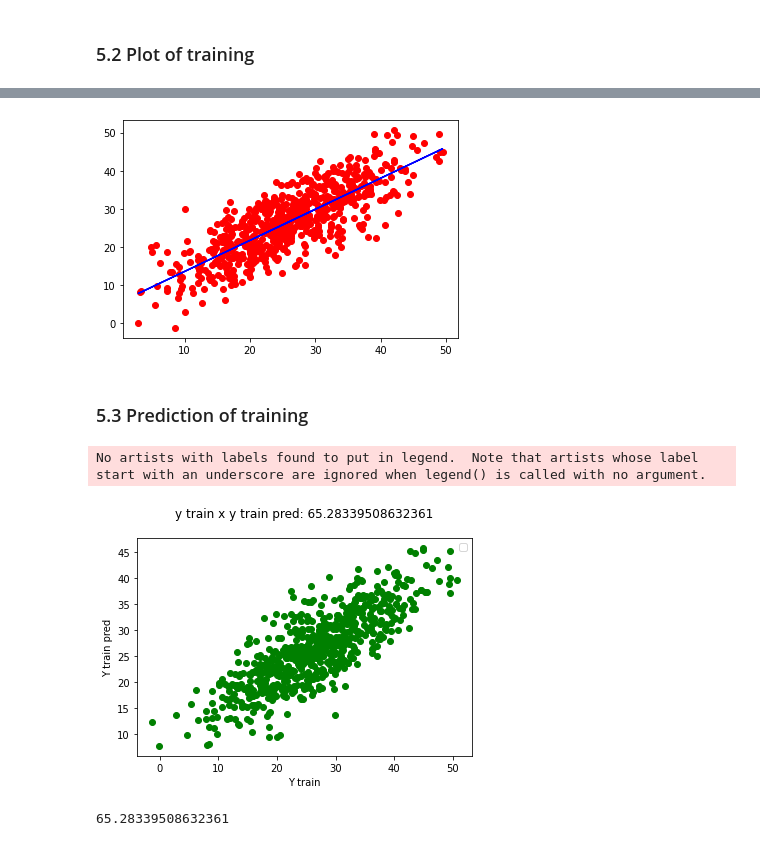
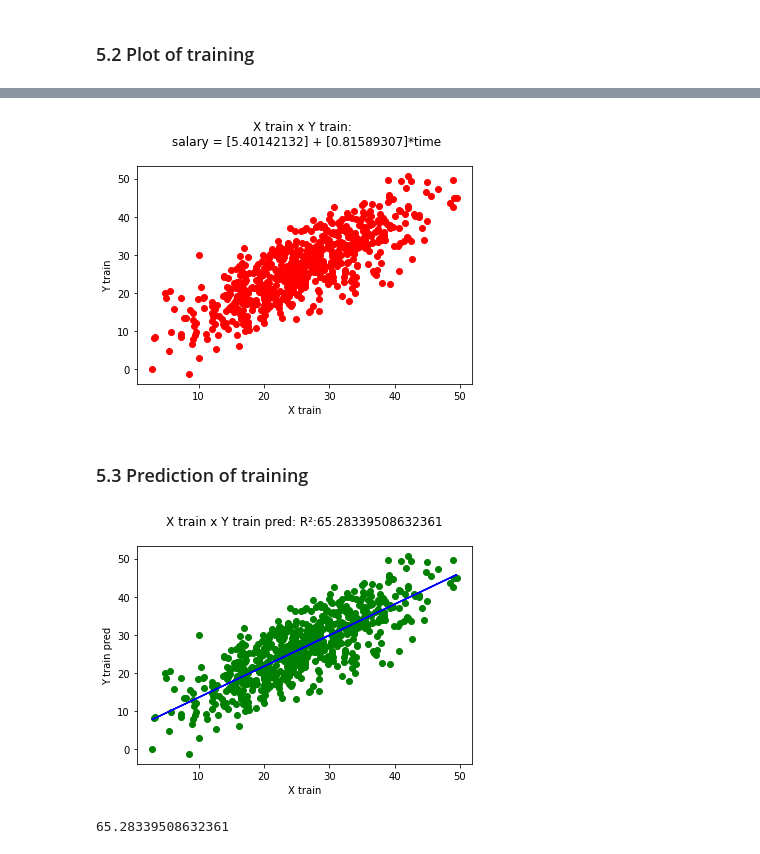
Before and after one commit to salasouza/familyoflms, a Jupyter notebook: notebooks/v1_linear_model_simples.ipynb, the cells around one changed output, grey strips where cells are left out. Saved outputs shown, nothing was run; the diff lists cells and outputs as text; code cells hidden in the pictures.

```diff
--- a/notebooks/v1_linear_model_simples.ipynb
+++ b/notebooks/v1_linear_model_simples.ipynb
@@ -332,9 +313,12 @@ No artists with labels found to put in legend.  Note that artists whose label st
 # %%
 plt.scatter(X_train, y_train, color = 'red')
-plt.plot(X_train, model.predict(X_train), color = 'blue')
+# plt.plot(X_train, model.predict(X_train), color = 'blue') # model.predict(X_train) ==> y_train_predict
+plt.title(f'X train x Y train: \n salary = {beta_0} + {beta_1[0]}*time\n')
+plt.xlabel('X train')
+plt.ylabel('Y train')
 plt.show()
 # %% [output]
-[figure, old version]
+[figure, new version]
 # %% [markdown]
 <h3>5.3 Prediction of training </h3>
 # %%
@@ -342,15 +326,12 @@ y_train_pred = model.predict(X_train)
 # %%
-# plt.scatter(X_train, y_train, color='r')
-plt.scatter(y_train, y_train_pred, color='g')
-# plt.scatter(X_train, y_train, color='r')
-plt.title(f'y train x y train pred: {r2_score(y_train, y_train_pred)*100}\n')
-plt.xlabel('Y train')
+plt.scatter(X_train, y_train, color='g')
+plt.plot(X_train, y_train_predict, color = 'blue') # model.predict(X_train) ==> y_train_predict
+plt.title(f'X train x Y train pred: R²:{r2_score(y_train, y_train_predict)*100}\n')
+plt.xlabel('X train')
 plt.ylabel('Y train pred')
-plt.legend(loc='best')
 plt.show()
 # %% [output]
-No artists with labels found to put in legend.  Note that artists whose label start with an underscore are ignored when legend() is called with no argument.
-[figure, old version]
+[figure, new version]
 # %%
 from sklearn.metrics import r2_score
 
```
Also changed, not shown: parts of 3 cells of this notebook.
